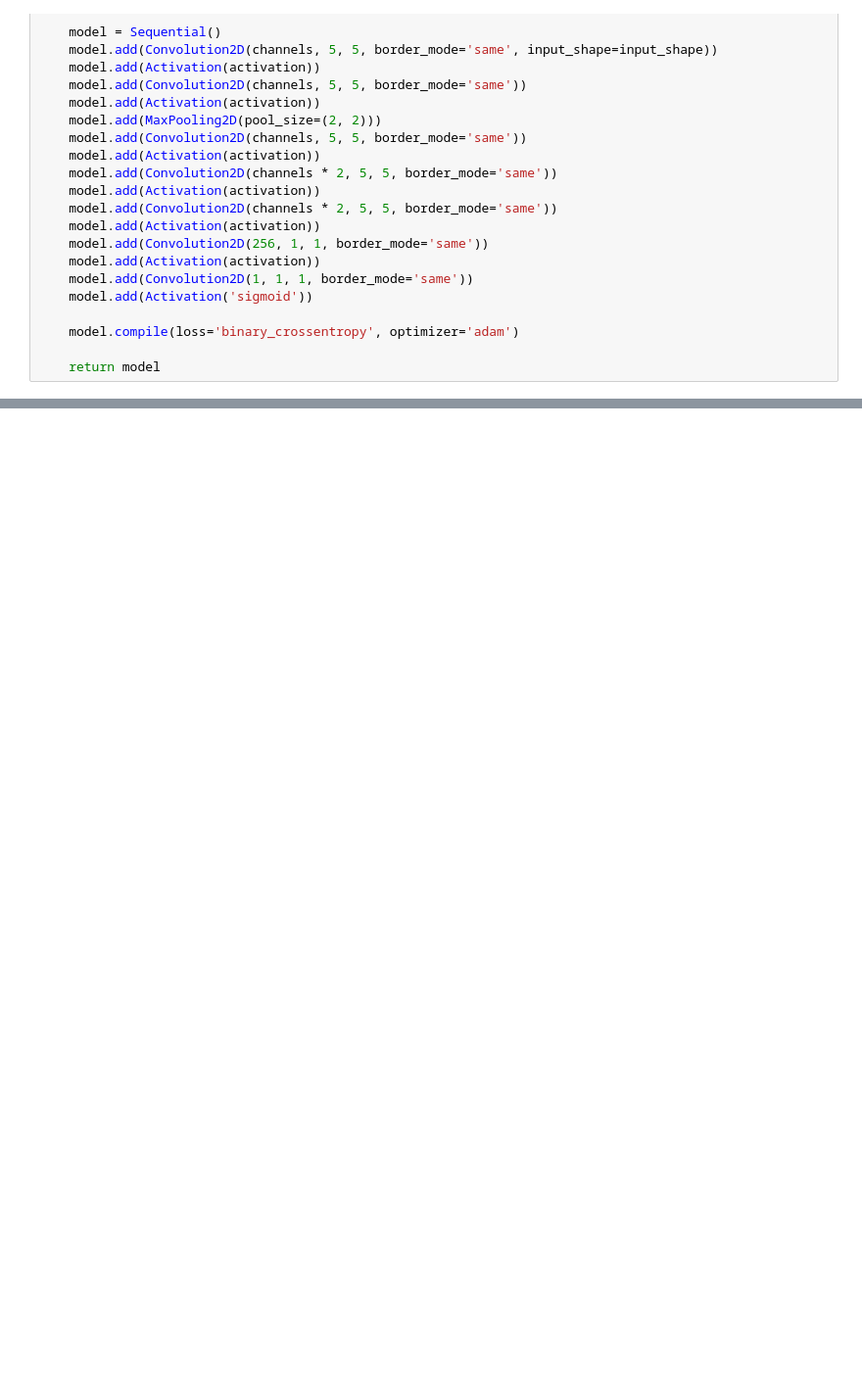
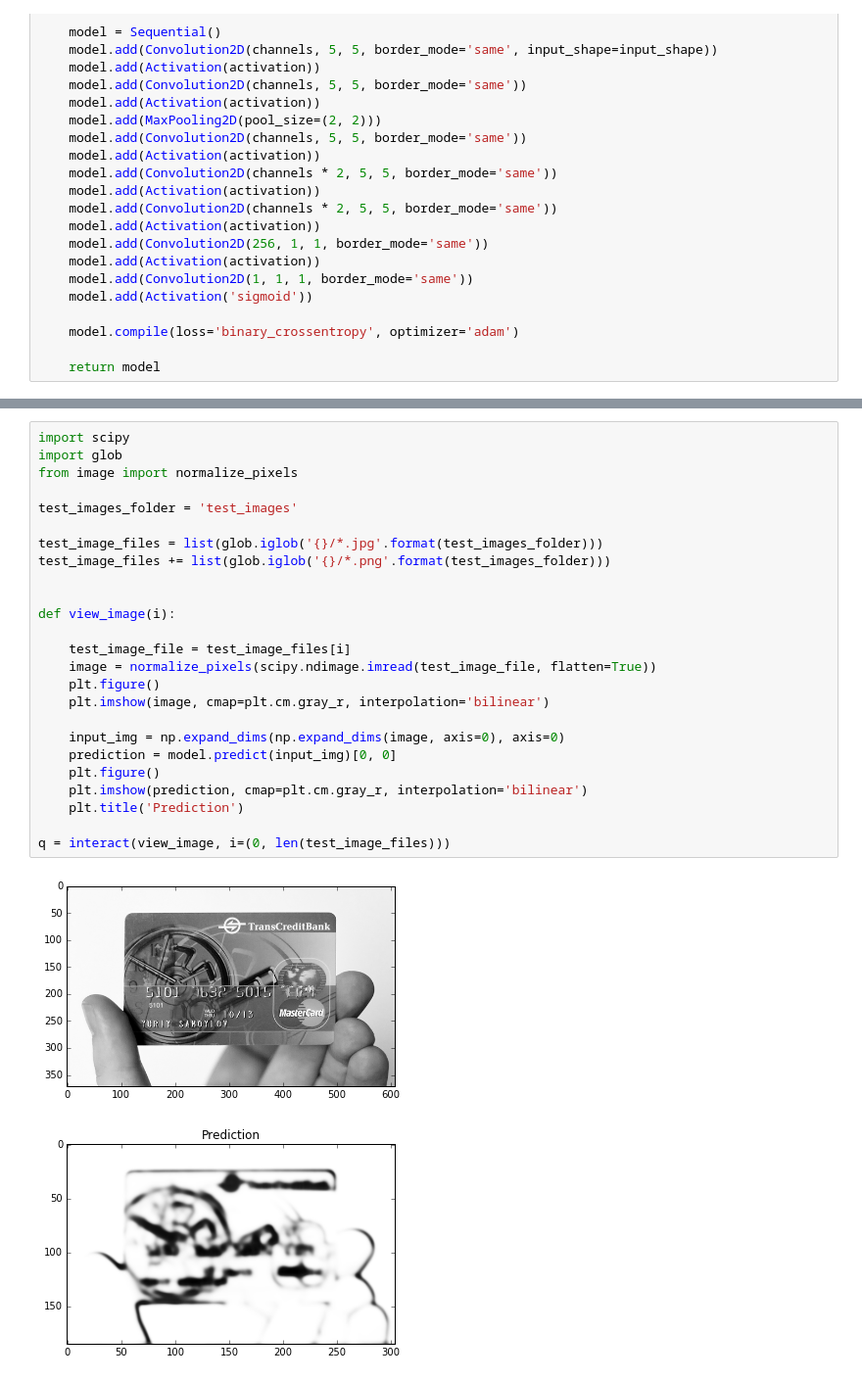
Before and after one commit to juanluisrto/skcc-bachelor-thesis, a Jupyter notebook: text-detector.ipynb, the cells around one changed output, grey strips where cells are left out. Shown: that part at 98% size. Drawn from its saved outputs; the diff is of its cells as text; blank space fills up the shorter version.

```diff
--- a/text-detector.ipynb
+++ b/text-detector.ipynb
@@ -124,0 +131,28 @@ plt.imshow(target, cmap=plt.cm.gray_r, interpolation='bilinear')
+# %%
+import scipy
+import glob
+from image import normalize_pixels
+
+test_images_folder = 'test_images'
+
+test_image_files = list(glob.iglob('{}/*.jpg'.format(test_images_folder)))
+test_image_files += list(glob.iglob('{}/*.png'.format(test_images_folder)))
+
+
+def view_image(i):
+
+    test_image_file = test_image_files[i]
+    image = normalize_pixels(scipy.ndimage.imread(test_image_file, flatten=True))
+    plt.figure()
+    plt.imshow(image, cmap=plt.cm.gray_r, interpolation='bilinear')
+
+    input_img = np.expand_dims(np.expand_dims(image, axis=0), axis=0)
+    prediction = model.predict(input_img)[0, 0]
+    plt.figure()
+    plt.imshow(prediction, cmap=plt.cm.gray_r, interpolation='bilinear')
+    plt.title('Prediction')
+
+q = interact(view_image, i=(0, len(test_image_files)))
+# %% [output]
+[figure, added]
+[figure, added]
```
Also changed, not shown: parts of 17 cells of this notebook, 21 other files.
